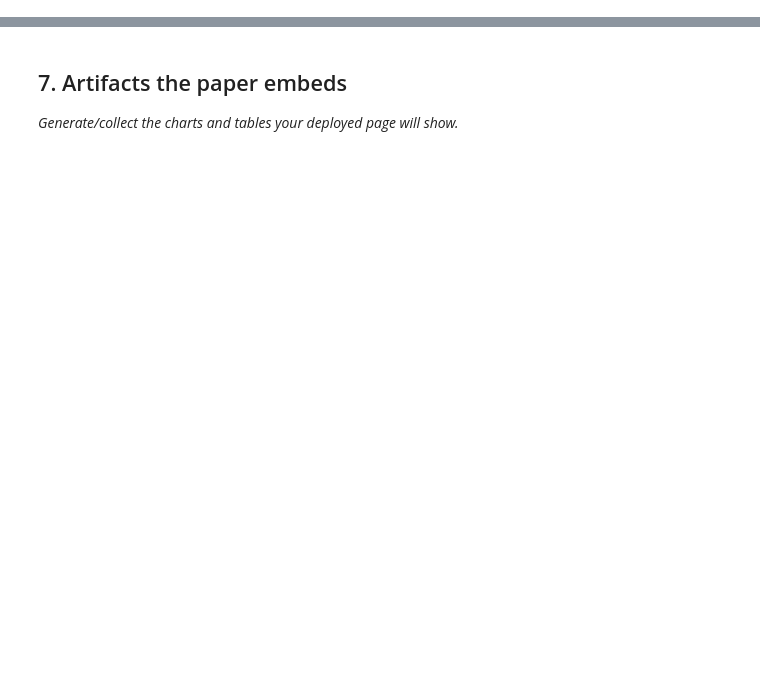
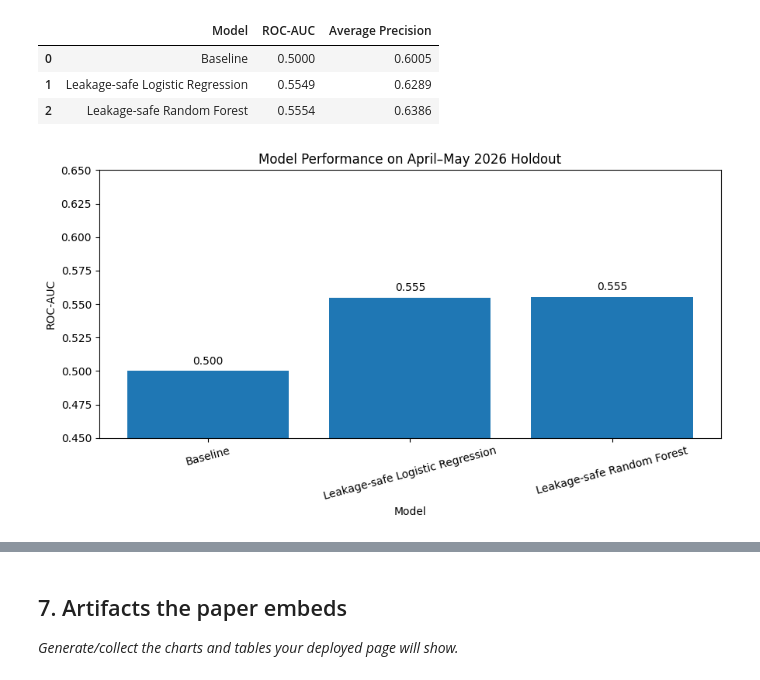
Before and after one commit to Soha-Waseem/FlyRank_ML_Week1, a Jupyter notebook: work/notebooks/capstone.ipynb, the cells around one changed output, grey strips where cells are left out. Cells and saved outputs as stored; diff of their text form; code cells hidden in the pictures; blank space fills up the shorter version.

Commit message:
Capstone file completed

```diff
--- a/work/notebooks/capstone.ipynb
+++ b/work/notebooks/capstone.ipynb
@@ -32,0 +914,15 @@ This skeleton is yours to fill. Work the sections **in order** — each one has
+# %%
+# ============================================================
+# REBUILD FINAL FEATURE LIST
+# ============================================================
+
+final_features = (
+    safe_numeric_features +
+    safe_categorical_features
+)
+
+print("Final feature count:", len(final_features))
+
+print("\nFinal features:")
+for i, feature in enumerate(final_features, 1):
+    print(i, feature)
@@ -32,0 +1323,64 @@ This skeleton is yours to fill. Work the sections **in order** — each one has
+# %%
+# ============================================================
+# CAPSTONE — FINAL MODEL COMPARISON
+# ============================================================
+
+results = pd.DataFrame({
+    "Model": [
+        "Baseline",
+        "Leakage-safe Logistic Regression",
+        "Leakage-safe Random Forest"
+    ],
+    "ROC-AUC": [
+        0.5000,
+        0.5549,
+        0.5554
+    ],
+    "Average Precision": [
+        0.6005,
+        0.6289,
+        0.6386
+    ]
+})
+
+results["ROC-AUC"] = results["ROC-AUC"].round(4)
+results["Average Precision"] = results["Average Precision"].round(4)
+
+results
+# %% [output]
+|  | Model | ROC-AUC | Average Precision |
+| 0 | Baseline | 0.5000 | 0.6005 |
+| 1 | Leakage-safe Logistic Regression | 0.5549 | 0.6289 |
+| 2 | Leakage-safe Random Forest | 0.5554 | 0.6386 |
+# %%
+# MODEL COMPARISON CHART
+# ============================================================
+
+import matplotlib.pyplot as plt
+
+plt.figure(figsize=(9, 5))
+
+plt.bar(
+    results["Model"],
+    results["ROC-AUC"]
+)
+
+plt.ylabel("ROC-AUC")
+plt.xlabel("Model")
+plt.title("Model Performance on April–May 2026 Holdout")
+
+plt.ylim(0.45, 0.65)
+plt.xticks(rotation=15)
+
+for i, value in enumerate(results["ROC-AUC"]):
+    plt.text(
+        i,
+        value + 0.005,
+        f"{value:.3f}",
+        ha="center"
+    )
+
+plt.tight_layout()
+plt.show()
+# %% [output]
+[figure, added]
```
Also changed, not shown: parts of 65 cells of this notebook.
